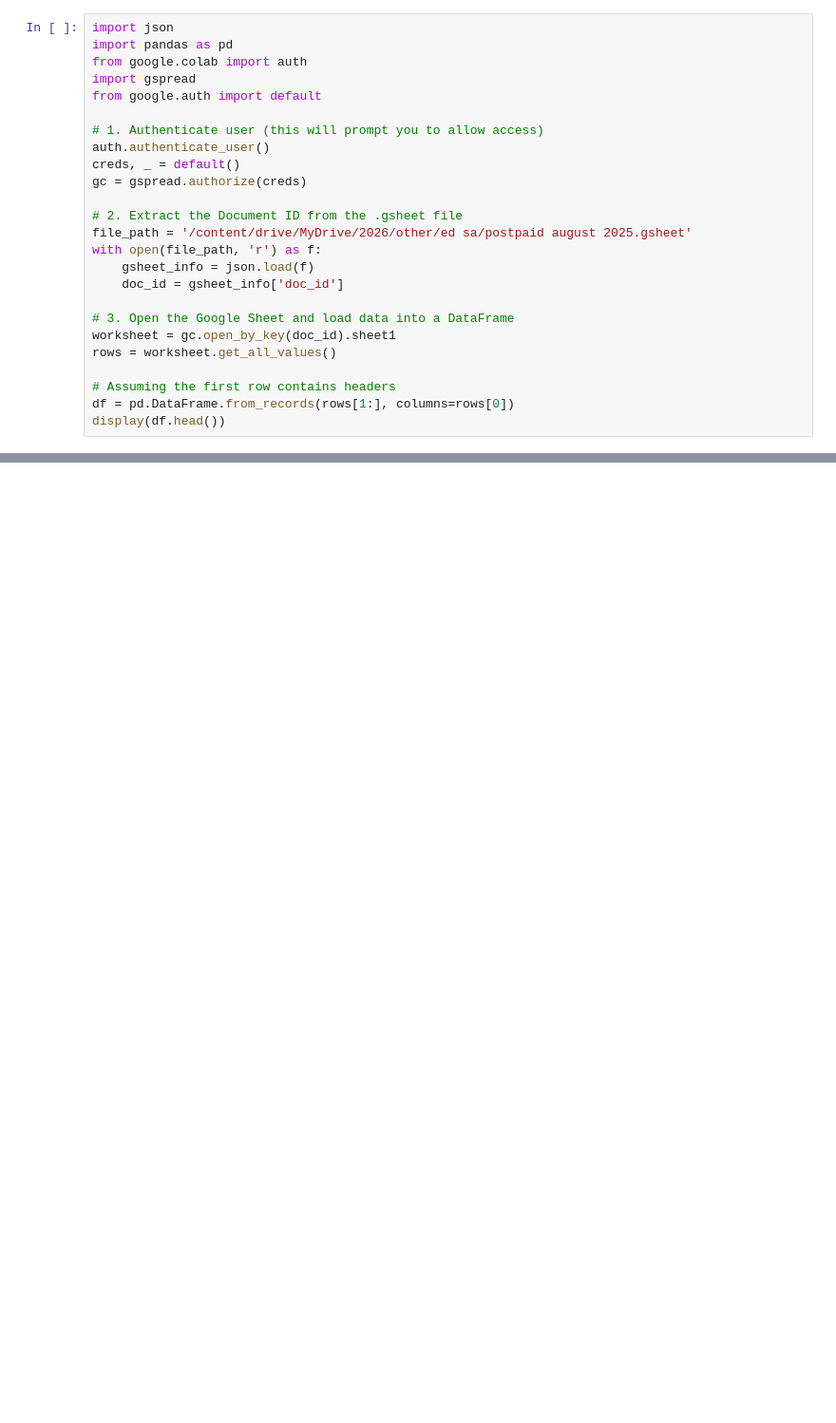
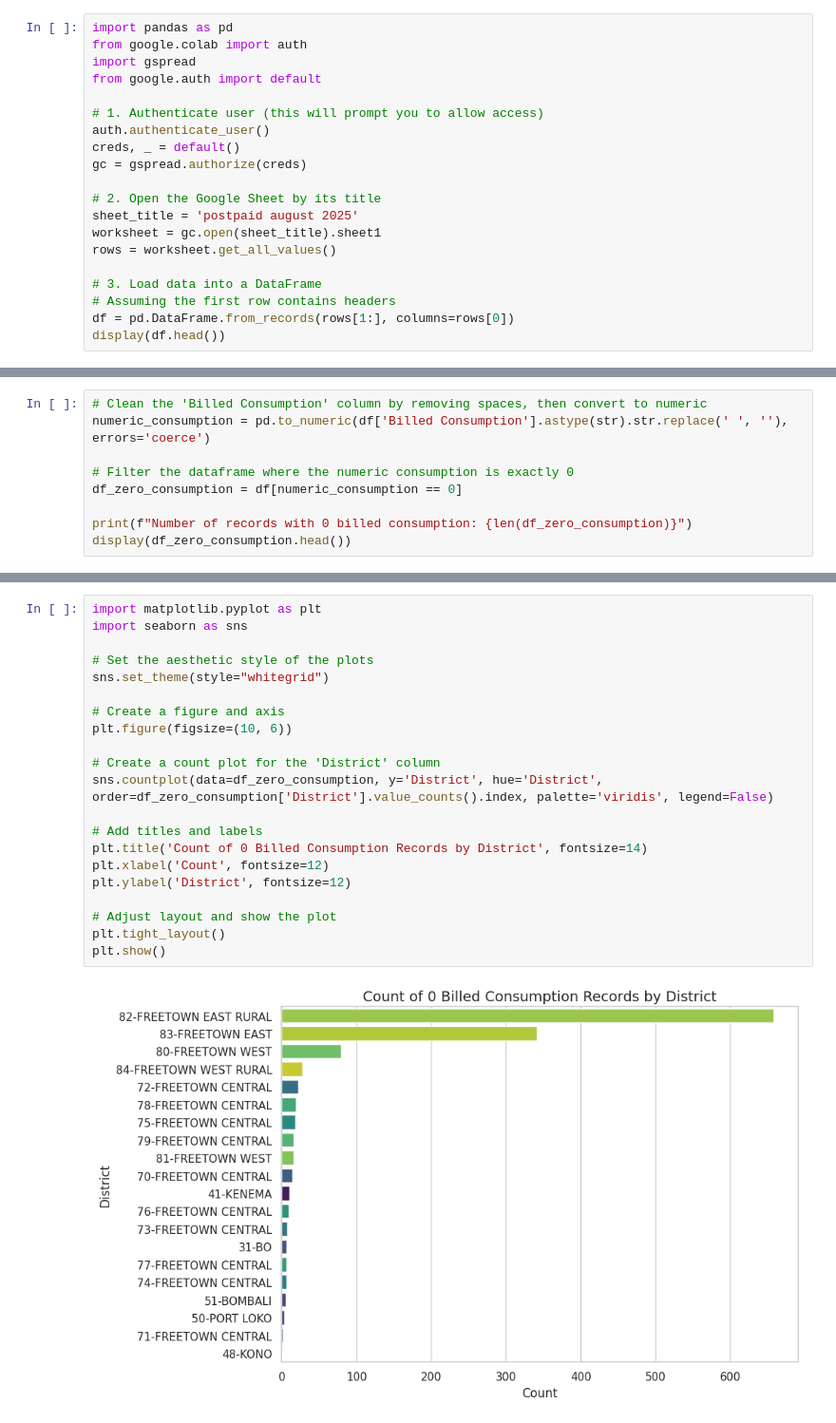
Before and after one commit to hmnaz213/native, a Jupyter notebook: saed_postpaid_data_analysis.ipynb, the cells around one changed output, grey strips where cells are left out. Shown at 95% size. Cells and saved outputs as stored; diff of their text form; blank space fills up the shorter version.

```diff
--- a/saed_postpaid_data_analysis.ipynb
+++ b/saed_postpaid_data_analysis.ipynb
@@ -1,7 +1,6 @@
 # %% [markdown]
 <a href="https://colab.research.google.com/github/hmnaz213/native/blob/main/saed_postpaid_data_analysis.ipynb" target="_parent"><img src="https://colab.research.google.com/assets/colab-badge.svg" alt="Open In Colab"/></a>
 # %%
-import json
 import pandas as pd
 from google.colab import auth
 import gspread
@@ -12,16 +11,12 @@ auth.authenticate_user()
 creds, _ = default()
 gc = gspread.authorize(creds)
 
-# 2. Extract the Document ID from the .gsheet file
-file_path = '/content/drive/MyDrive/2026/other/ed sa/postpaid august 2025.gsheet'
-with open(file_path, 'r') as f:
-    gsheet_info = json.load(f)
-    doc_id = gsheet_info['doc_id']
-
-# 3. Open the Google Sheet and load data into a DataFrame
-worksheet = gc.open_by_key(doc_id).sheet1
+# 2. Open the Google Sheet by its title
+sheet_title = 'postpaid august 2025'
+worksheet = gc.open(sheet_title).sheet1
 rows = worksheet.get_all_values()
 
+# 3. Load data into a DataFrame
 # Assuming the first row contains headers
 df = pd.DataFrame.from_records(rows[1:], columns=rows[0])
 display(df.head())
@@ -29,0 +55,9 @@ OSError: [Errno 95] Operation not supported: '/content/drive/MyDrive/2026/other/
+# %%
+# Clean the 'Billed Consumption' column by removing spaces, then convert to numeric
+numeric_consumption = pd.to_numeric(df['Billed Consumption'].astype(str).str.replace(' ', ''), errors='coerce')
+
+# Filter the dataframe where the numeric consumption is exactly 0
+df_zero_consumption = df[numeric_consumption == 0]
+
+print(f"Number of records with 0 billed consumption: {len(df_zero_consumption)}")
+display(df_zero_consumption.head())
@@ -29,0 +73,23 @@ OSError: [Errno 95] Operation not supported: '/content/drive/MyDrive/2026/other/
+# %%
+import matplotlib.pyplot as plt
+import seaborn as sns
+
+# Set the aesthetic style of the plots
+sns.set_theme(style="whitegrid")
+
+# Create a figure and axis
+plt.figure(figsize=(10, 6))
+
+# Create a count plot for the 'District' column
+sns.countplot(data=df_zero_consumption, y='District', hue='District', order=df_zero_consumption['District'].value_counts().index, palette='viridis', legend=False)
+
+# Add titles and labels
+plt.title('Count of 0 Billed Consumption Records by District', fontsize=14)
+plt.xlabel('Count', fontsize=12)
+plt.ylabel('District', fontsize=12)
+
+# Adjust layout and show the plot
+plt.tight_layout()
+plt.show()
+# %% [output]
+[figure, added]
```
Also changed, not shown: parts of 44 cells of this notebook.
